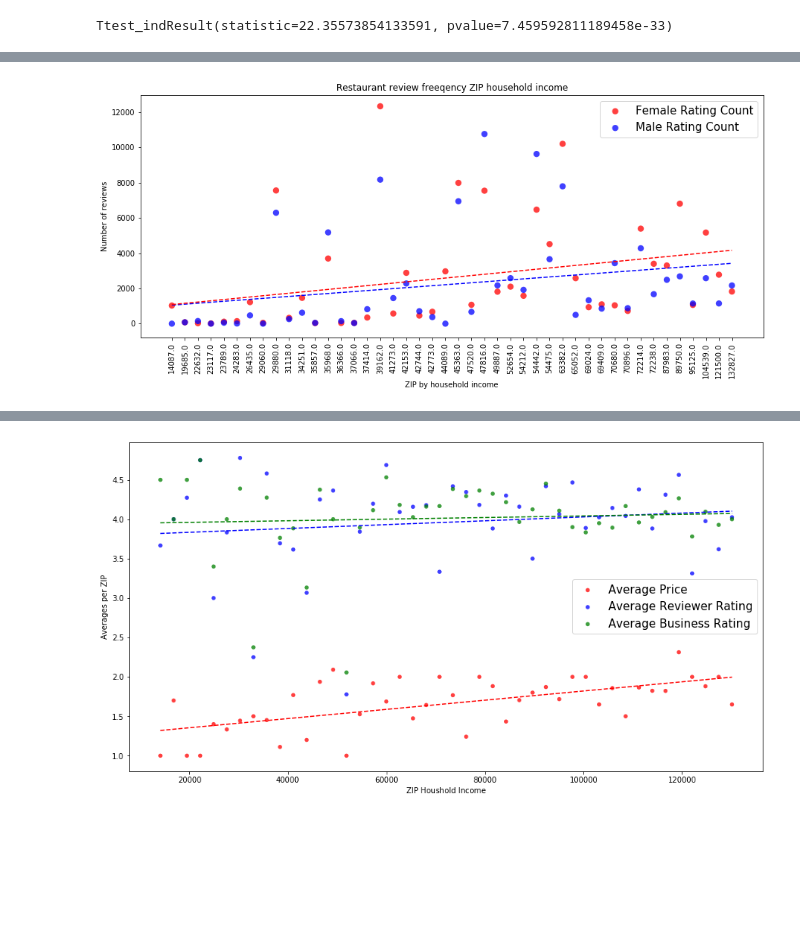
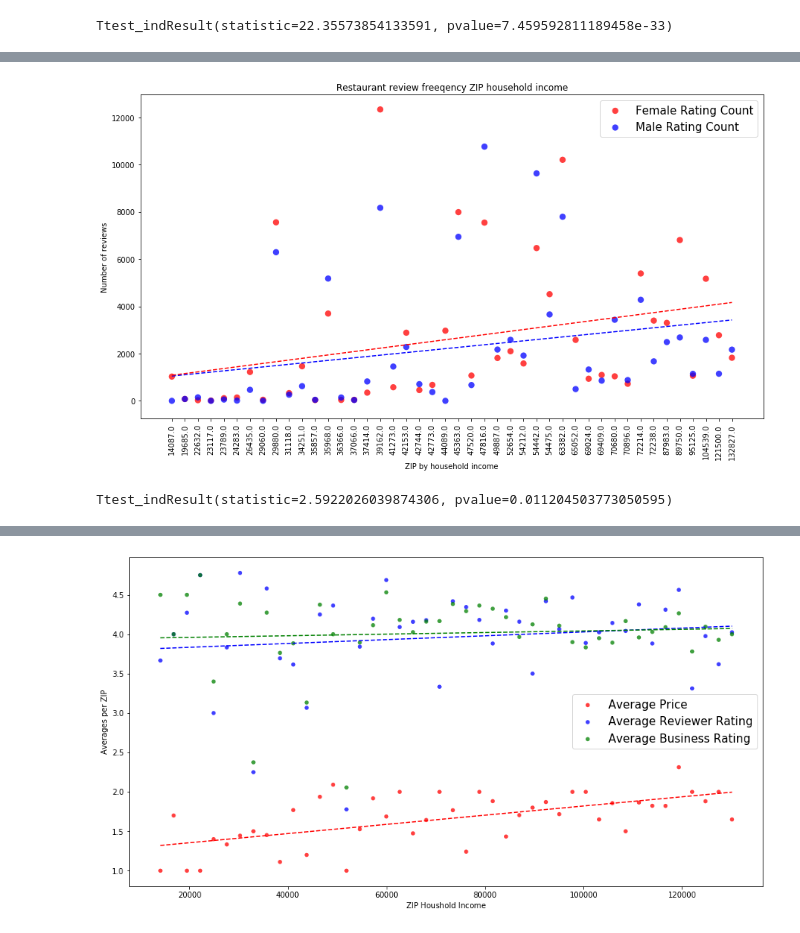
Before and after one commit to DutchDS/Project-1, a Jupyter notebook: yelp_API_review_Extractor.ipynb, the cells around one changed output, grey strips where cells are left out. Saved outputs shown, nothing was run; the diff lists cells and outputs as text; code cells hidden in the pictures; blank space fills up the shorter version.

```diff
--- a/yelp_API_review_Extractor.ipynb
+++ b/yelp_API_review_Extractor.ipynb
@@ -312,6 +329,8 @@ GVBm_df['M_Rcount'] = (GVBm_df['review_count'].astype(float) * GVBm_df['pct_male
 GVBm_df['W_Rcount'] = (GVBm_df['review_count'].astype(float) * GVBm_df['pct_female'].astype(float))
 GVBm_df['W_P_Ratio'] = (GVBm_df['AP'].astype(float) * GVBm_df['pct_female'].astype(float))
 GVBm_df['M_P_Ratio'] = (GVBm_df['AP'].astype(float) * GVBm_df['pct_male'].astype(float))
+GVBm_df['W_Z_Ratio'] = (GVBm_df['ZIP Household Income'].astype(float) * GVBm_df['pct_female'].astype(float))
+GVBm_df['M_Z_Ratio'] = (GVBm_df['ZIP Household Income'].astype(float) * GVBm_df['pct_male'].astype(float))
 GVBm_df.head(44)
 # %% [output]
 |  | zip_code | Female | Male | review_count | pct_male | pct_female | ARR | ABR | AP | county | ... |
@@ -640,7 +661,12 @@ ABR_data = ax04_df['Male'].astype(float).tolist()
 # %%
-fig04 = plt.figure(figsize=(15,6))
+fig04 = plt.figure(figsize=(15,8))
 
 ax04 = fig04.add_subplot(111)
+
+ax04reduced_df = pd.DataFrame(GVBm_df[['zip_code','ZIP Household Income','Male','Female','W_P_Ratio','M_P_Ratio']])
+
+ax04clean1_df = ax04reduced_df[ax04reduced_df.Male != 0]
+ax04clean2_df = ax04reduced_df[ax04reduced_df.Female != 0]
 
 ax04_df = GVBm_df.sort_values(by = 'ZIP Household Income', ascending=True)
 
@@ -651,6 +677,8 @@ x04_axisMin = min(x04_list)
 
 M_data = ax04_df['Male'].astype(float).tolist()
 F_data = ax04_df['Female'].astype(float).tolist()
+
+
 
 step = (x04_axisMax - x04_axisMin)/len(x04_list)
 
@@ -658,42 +686,37 @@ x04_axis = np.arange(x04_axisMin,x04_axisMax,step)
 
 tick_locations = [value for value in x04_axis]
 
 (Mslope, M_int, M_r, M_p,M_std_err) = linregress(x04_axis, M_data)
 (Fslope, F_int, F_r, F_p,F_std_err) = linregress(x04_axis, F_data)
 
 #AP_fit = APslope*x04_axis + AP_int
 M_fit = Mslope*x04_axis + M_int
 F_fit = Fslope*x04_axis + F_int
 
-colors = ('red','green')
-groups = ('Man', 'Woman')
-
-#x_data = plot1_df['ZIP Income Per Capita'].astype(int)
-#Y1_data = GVBm_df['review_count'].astype(float)
-
-
-tZIP_Inc_ABR = ss.ttest_ind(ax04_df['ZIP Household Income'],ax04_df['ABR'],equal_var=False)
-tZIP_Inc_ARR = ss.ttest_ind(ax04_df['ZIP Household Income'],ax04_df['ARR'],equal_var=False)
-
-#tZIP_AP_ARR = ss.ttest_ind(ax04_df['ARR'],ax04_df['AP'],equal_var=False)
 
 ax04.scatter(x04_axis, F_data, alpha=0.75, c='red', edgecolors='none',  s=70, label = 'Female Rating Count')
 ax04.scatter(x04_axis, M_data, alpha=0.75, c='blue', edgecolors='none', s=70, label = 'Male Rating Count')
 
 
+
+tZIP_Inc_gender = ss.ttest_ind(ax04_df['W_P_Ratio'],ax04_df['M_P_Ratio'],equal_var=False)
 
 ax04.plot(x04_axis,M_fit , 'b--')
 ax04.plot(x04_axis,F_fit , 'r--')
 
 ax04.set_xlabel("ZIP by household income")
 ax04.set_ylabel("Number of reviews")
 
 ax04.set_title ('Restaurant review freeqency ZIP household income')
 ax04.set_xticks(tick_locations)
 ax04.set_xticklabels(x04_list, rotation = 90 )
 
 ax04.legend(fontsize=15)
 
 plt.show()
 # %% [output]
-[figure, old version]
+[figure, new version]
+# %%
+tZIP_Inc_gender
+# %% [output]
+Ttest_indResult(statistic=2.5922026039874306, pvalue=0.011204503773050595)
```
Also changed, not shown: parts of 15 cells of this notebook, 7 other files.
